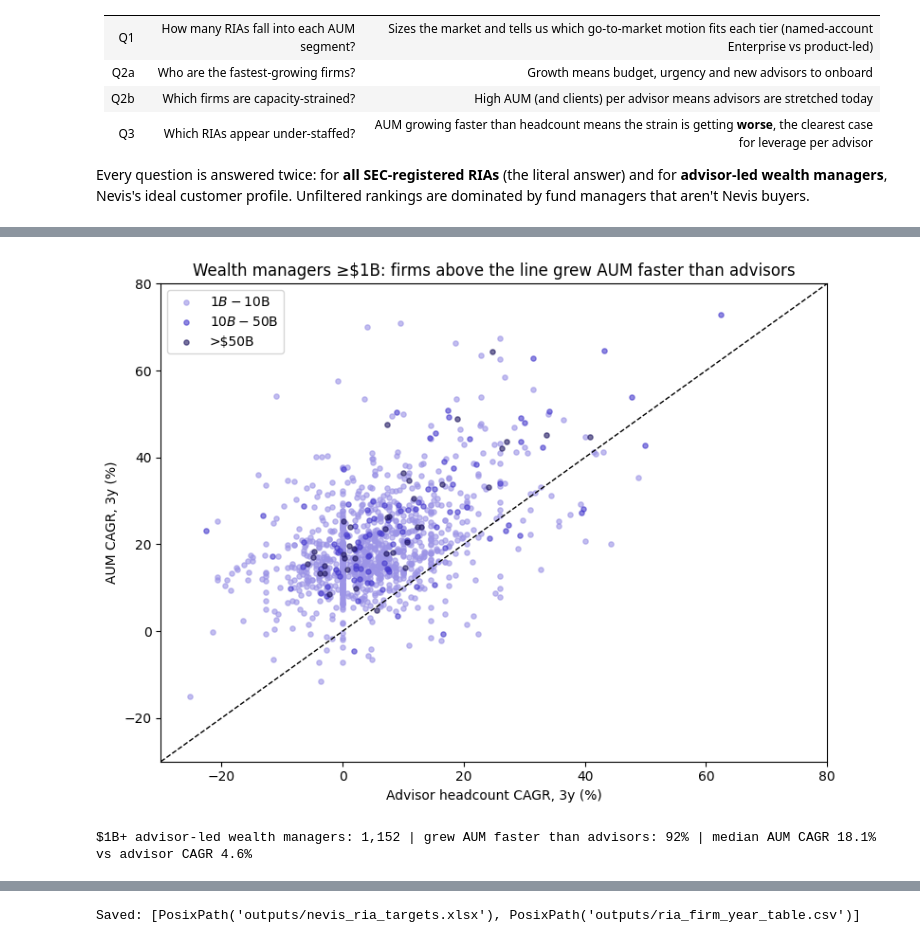
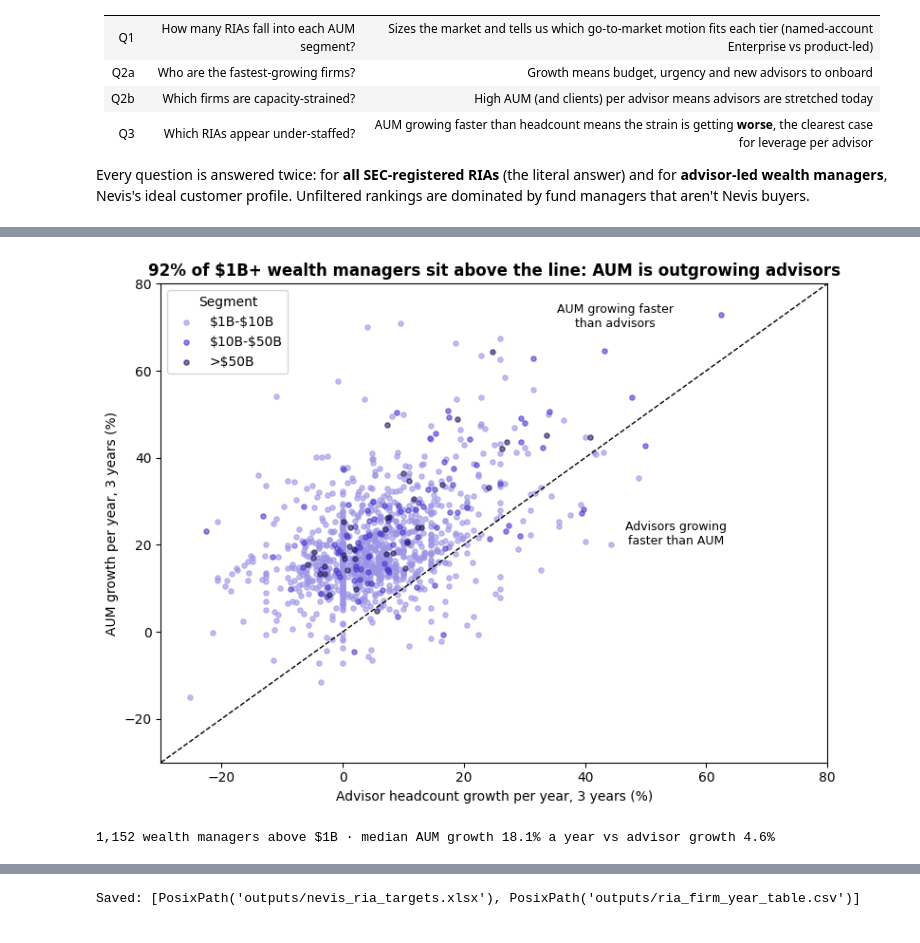
Before and after one commit to justinmcbryan/nevis-ria-analysis, a Jupyter notebook: nevis_ria_analysis.ipynb, the cells around one changed output, grey strips where cells are left out. Drawn from its saved outputs; the diff is of its cells as text; code cells hidden in the pictures.

```diff
--- a/nevis_ria_analysis.ipynb
+++ b/nevis_ria_analysis.ipynb
@@ -315,4 +273,5 @@ The SEC roster carries **only one** of a firm's listed web addresses (68% of fir
 # %%
+#@title Step 3: fix websites
 order = ["2026-11", "2026-09", "2025-09", "2024-09", "2023-09", "2022-09", "2021-09"]
 STOP = {"llc", "inc", "lp", "llp", "ltd", "the", "and", "group", "capital", "management", "advisors", "advisers", "advisory",
         "wealth", "financial", "partners", "investment", "investments", "asset", "services", "company", "corp", "corporation", "trust"}
@@ -348,11 +307,9 @@ web = pd.DataFrame(rows, columns=["crd", "website", "website_source", "website_c
 VERIFIED = {"119290": "www.beaconpointe.com",      # Beacon Pointe Advisors
             "Pathstone": "www.pathstone.com", "Focus Partners Wealth": "www.focuspartners.com",
             "CWM, LLC": "www.carsonwealth.com", "Osaic Wealth": "www.osaic.com", "Fisher Investments": "www.fisherinvestments.com",
-            "Cetera Investment Advisers": "www.cetera.com", "NewEdge Advisors": "www.newedgewealth.com"}
+            "Cetera Investment Advisers": "www.cetera.com", "NewEdge Advisors": "www.newedgewealth.com",
+            "105674": "www.clearstead.com"}            # Clearstead (roster shows a podcast page)
 for key, site in VERIFIED.items():
     crds = [key] if key.isdigit() else names[names.str.upper().str.startswith(key.upper())].index.tolist()
     for c in crds:
         web = pd.concat([web[web.crd != c], pd.DataFrame([[c, site, "analyst-verified (web search)", "verified"]], columns=web.columns)])
-print(web.website_confidence.value_counts(normalize=True).round(3).to_dict())
-print("Beacon Pointe raw website field by snapshot:",
-      {l: std[l].loc[std[l].crd == "119290", "website_raw"].squeeze() for l in ["2023-09", "2025-09", "2026-11"]})
@@ -1028,14 +957,14 @@ Under-staffed wealth managers: 5-year (FY2020→FY2025)
 # %%
-
+#@title
 fig, ax = plt.subplots(figsize=(8, 6))
 for s, c in zip(LABELS[1:], ["#9C94E6", "#473BCE", "#1E1660"]):
-    d = w3[w3.segment == s]; ax.scatter(d.advisor_cagr * 100, d.aum_cagr * 100, s=14, alpha=.6, label=s, color=c)
+    d = w3[w3.segment == s]; ax.scatter(d.advisor_cagr * 100, d.aum_cagr * 100, s=14, alpha=.6, label=s.replace("$", r"\$"), color=c)
 lim = [-30, 80]; ax.plot(lim, lim, "k--", lw=1); ax.set_xlim(lim); ax.set_ylim(lim)
-ax.set_xlabel("Advisor headcount CAGR, 3y (%)"); ax.set_ylabel("AUM CAGR, 3y (%)")
-ax.set_title("Wealth managers ≥$1B: firms above the line grew AUM faster than advisors"); ax.legend()
-plt.tight_layout(); plt.show()
-print(f"$1B+ advisor-led wealth managers: {len(w3):,} | grew AUM faster than advisors: {(w3.staffing_gap > 0).mean():.0%}"
-      f" | median AUM CAGR {w3.aum_cagr.median():.1%} vs advisor CAGR {w3.advisor_cagr.median():.1%}")
+ax.text(45, 70, "AUM growing faster\nthan advisors", ha="center", fontsize=9); ax.text(55, 20, "Advisors growing\nfaster than AUM", ha="center", fontsize=9)
+ax.set_xlabel("Advisor headcount growth per year, 3 years (%)"); ax.set_ylabel("AUM growth per year, 3 years (%)")
+ax.set_title(f"{(w3.staffing_gap > 0).mean():.0%} of \\$1B+ wealth managers sit above the line: AUM is outgrowing advisors", fontweight="bold")
+ax.legend(title="Segment"); plt.tight_layout(); plt.show()
+print(f"{len(w3):,} wealth managers above $1B · median AUM growth {w3.aum_cagr.median():.1%} a year vs advisor growth {w3.advisor_cagr.median():.1%}")
 # %% [output]
-[figure, old version]
+[figure, new version]
-$1B+ advisor-led wealth managers: 1,152 | grew AUM faster than advisors: 92% | median AUM CAGR 18.1% vs advisor CAGR 4.6%
+1,152 wealth managers above $1B · median AUM growth 18.1% a year vs advisor growth 4.6%
```
Also changed, not shown: parts of 84 cells of this notebook, 4 other files.
